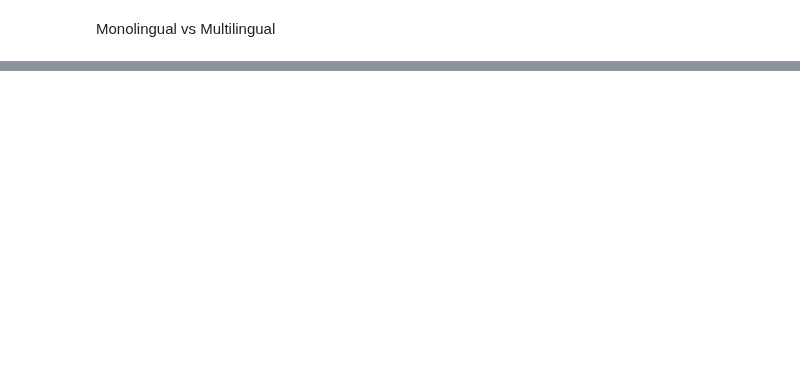
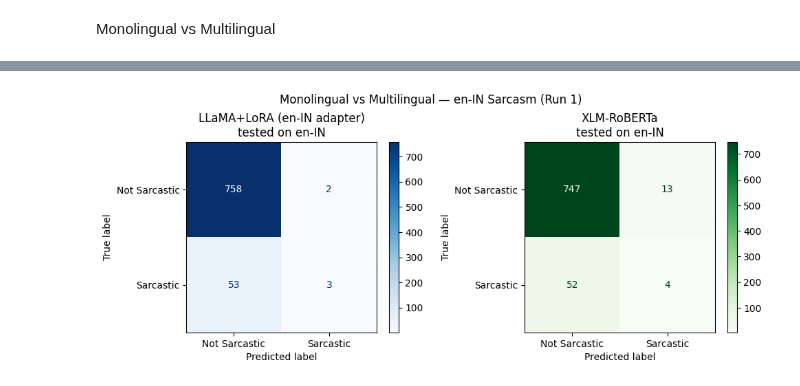
Before and after one commit to raaghavkk/UG04-NLP-COMM061, a Jupyter notebook: notebooks/akshyat_finetuning.ipynb, the cells around one changed output, grey strips where cells are left out. Saved outputs shown, nothing was run; the diff lists cells and outputs as text; code cells hidden in the pictures; blank space fills up the shorter version.

```diff
--- a/notebooks/akshyat_finetuning.ipynb
+++ b/notebooks/akshyat_finetuning.ipynb
@@ -533,0 +784,36 @@ print("\nreminder: share these paths for q4/q5 but do not put them in the zip.")
+# %%
+# confusion matrix from the stored reports
+# mainly using this for the en-IN comparison slide/write-up
+
+def report_to_cm(rep):
+    ns_total = int(rep["Not Sarcastic"]["support"])
+    s_total = int(rep["Sarcastic"]["support"])
+    ns_hit = int(round(rep["Not Sarcastic"]["recall"] * ns_total))
+    s_hit = int(round(rep["Sarcastic"]["recall"] * s_total))
+    # return as numpy array so ConfusionMatrixDisplay is happy
+    return np.array([[ns_hit, ns_total - ns_hit],
+                     [s_total - s_hit, s_hit]])
+
+rep_lora_in = adapter_reports_1["en-IN"]["en-IN"]
+rep_xlm_in = xlm_reports_1["en-IN"]
+
+fig, axes = plt.subplots(1, 2, figsize=(10, 4))
+
+ConfusionMatrixDisplay(
+    confusion_matrix=report_to_cm(rep_lora_in),
+    display_labels=["Not Sarcastic", "Sarcastic"],
+).plot(cmap="Blues", ax=axes[0])
+axes[0].set_title("LLaMA+LoRA (en-IN adapter)\ntested on en-IN")
+
+ConfusionMatrixDisplay(
+    confusion_matrix=report_to_cm(rep_xlm_in),
+    display_labels=["Not Sarcastic", "Sarcastic"],
+).plot(cmap="Greens", ax=axes[1])
+axes[1].set_title("XLM-RoBERTa\ntested on en-IN")
+
+plt.suptitle("Monolingual vs Multilingual — en-IN Sarcasm (Run 1)", fontsize=12)
+plt.tight_layout()
+plt.savefig("cm_mono_vs_multi_enIN.png", dpi=150)
+plt.show()
+# %% [output]
+[figure, added]
```
Also changed, not shown: parts of 33 cells of this notebook.
